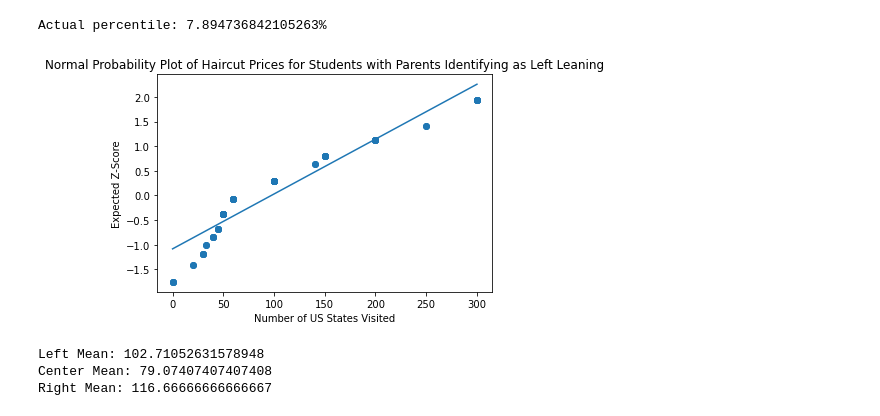
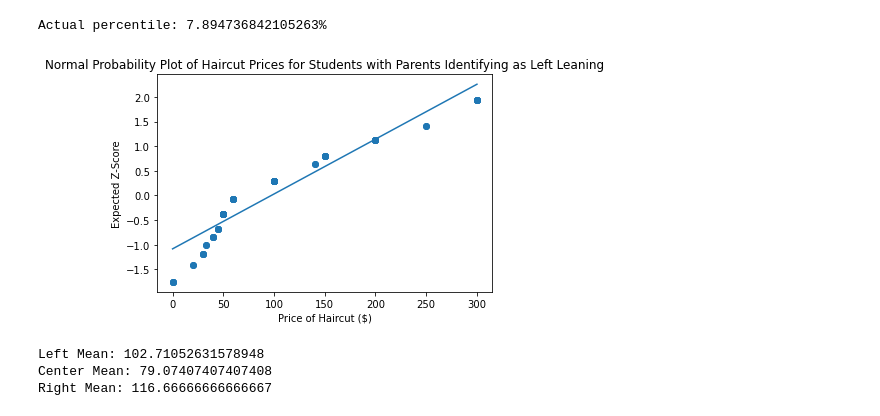
Before and after one commit to Veeeeeee7/AP-Stats, a Jupyter notebook: Quarter 1 Stats.ipynb, the cells around one changed output. Cells and saved outputs as stored; diff of their text form; code cells hidden in the pictures.

```diff
--- a/Quarter 1 Stats.ipynb
+++ b/Quarter 1 Stats.ipynb
@@ -193,35 +193,35 @@ Actual percentile: 7.894736842105263%
 def normality_plot(dataset, mean, std, title):
     dataset = np.sort(dataset)
     percentiles = np.array([])
     for value in dataset:
         percentiles = np.append(percentiles, stats.percentileofscore(dataset, value) / 100)
 
     zScores = np.array([])
     for i in range(len(dataset)):
         zScores = np.append(zScores, calcZScore(percentiles[i]))
 
     plt.ylabel("Expected Z-Score")
-    plt.xlabel("Number of US States Visited")
+    plt.xlabel("Price of Haircut ($)")
     plt.xticks([0, 50, 100, 150, 200, 250, 300, 350, 400, 450, 500])
 
     plt.title('''Normal Probability Plot of Haircut Prices for Students with Parents Identifying as Left Leaning''')
 
 
     plt.plot(dataset, zScores, marker='o', color='tab:blue', linestyle='')
 
     a, b = np.polyfit(dataset, zScores, 1)
 
     plt.scatter(dataset, zScores)
 
     plt.plot(dataset, a*dataset+b)
     # plt.yticks([ -2.0, -1.5, -1.0, -0.5, 0.0, 0.5, 1.0, 1.5, 2.0])
 
 def calcZScore(value):
     return stats.norm.ppf(value)
 
 normality_plot(left, 102.71, 81.93, "Normality Plot of Students with Parents Identifying as Left Leaning")
 # %% [output]
-[figure, old version]
+[figure, new version]
 # %%
 print(f'{"Left Mean: "}{left.mean()}')
 print(f'{"Center Mean: "}{center.mean()}')
```
